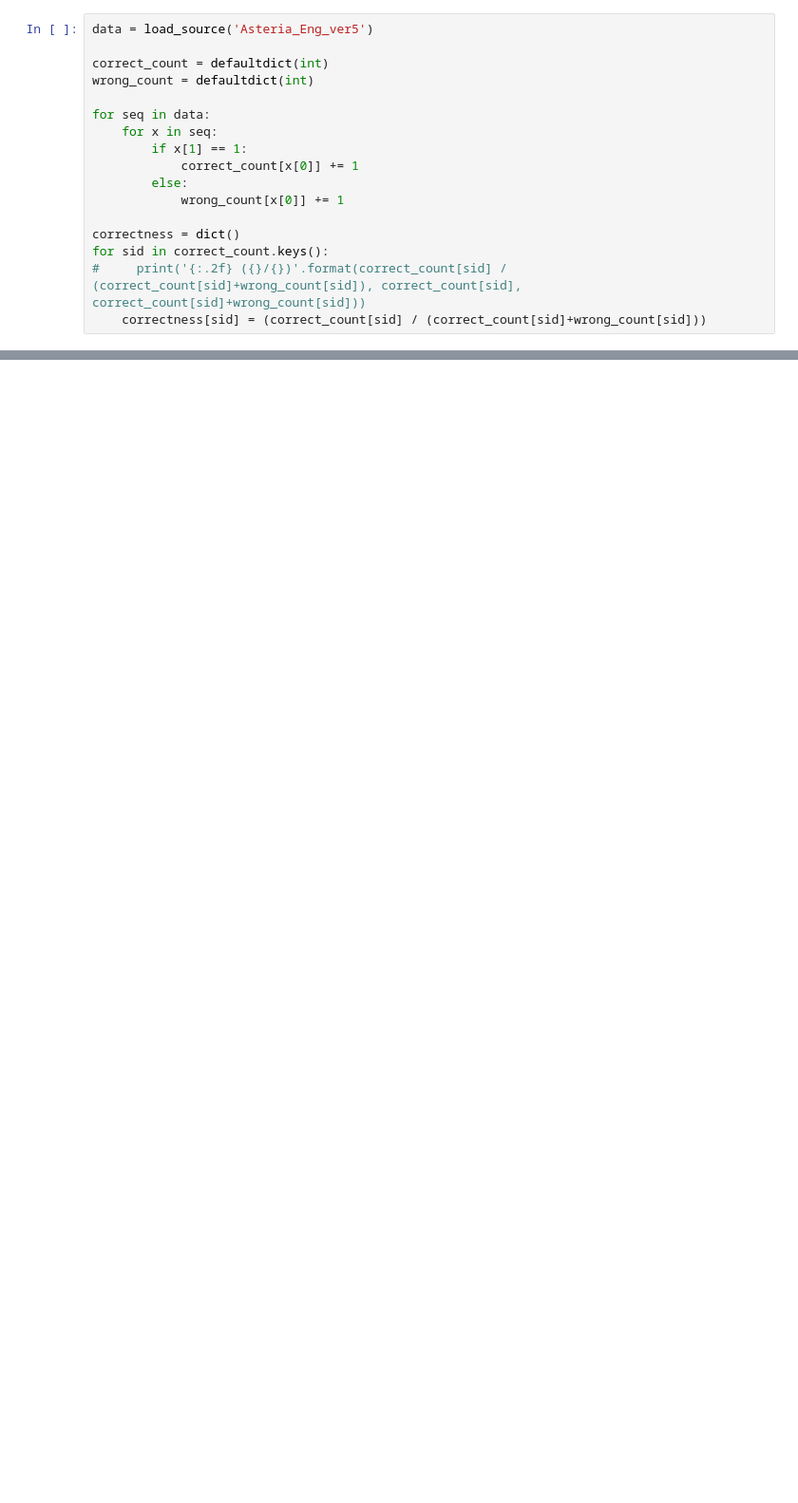
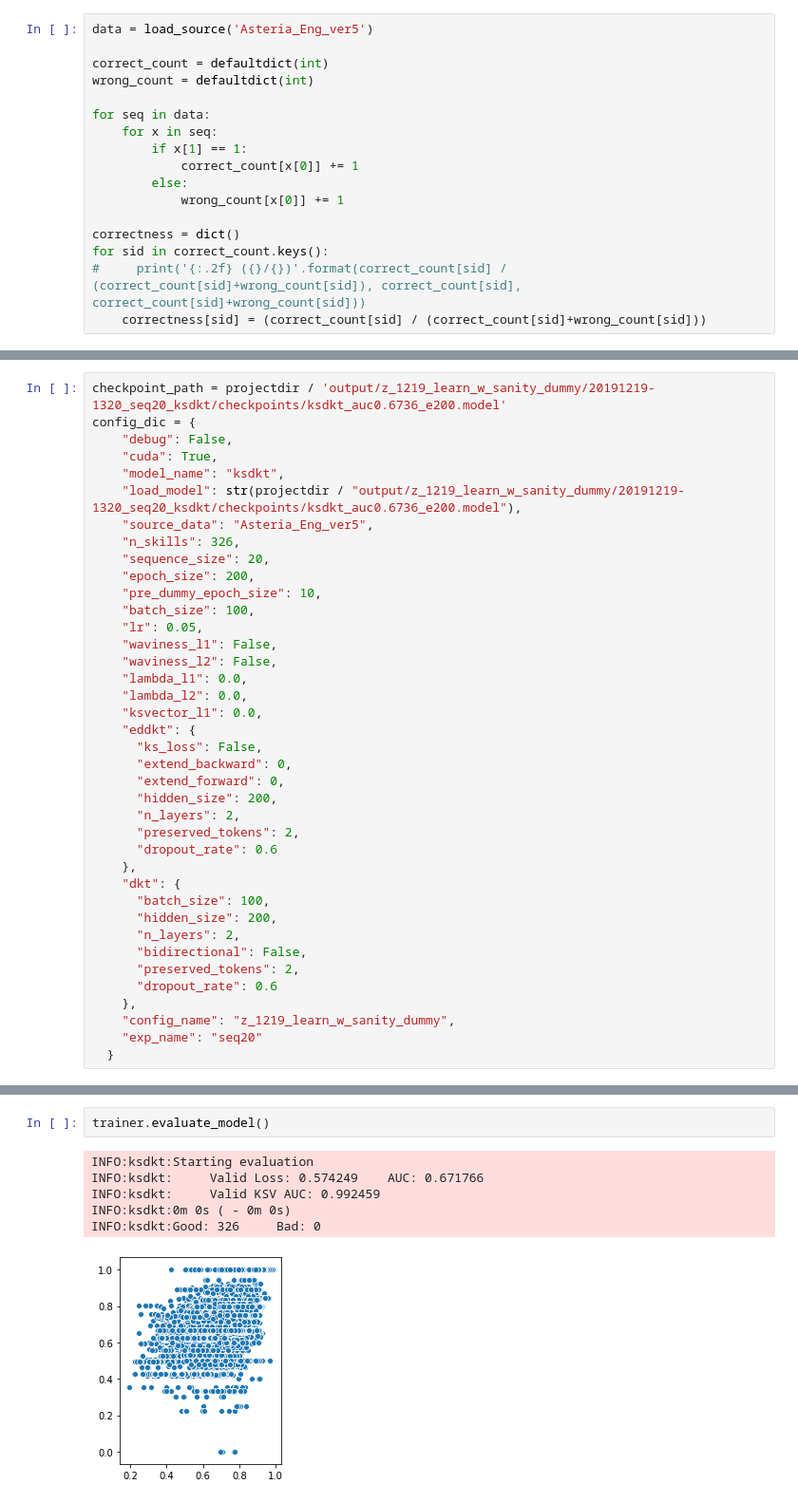
Before and after one commit to qqpann/KnowledgeTracing, a Jupyter notebook: notebook/Analyze_skill_correct_percent.ipynb, the cells around one changed output, grey strips where cells are left out. Shown at 95% size. Drawn from its saved outputs; the diff is of its cells as text; blank space fills up the shorter version.

```diff
--- a/notebook/Analyze_skill_correct_percent.ipynb
+++ b/notebook/Analyze_skill_correct_percent.ipynb
@@ -252,0 +273,39 @@ for sid in correct_count.keys():
+# %%
+checkpoint_path = projectdir / 'output/z_1219_learn_w_sanity_dummy/20191219-1320_seq20_ksdkt/checkpoints/ksdkt_auc0.6736_e200.model'
+config_dic = {
+    "debug": False,
+    "cuda": True,
+    "model_name": "ksdkt",
+    "load_model": str(projectdir / "output/z_1219_learn_w_sanity_dummy/20191219-1320_seq20_ksdkt/checkpoints/ksdkt_auc0.6736_e200.model"),
+    "source_data": "Asteria_Eng_ver5",
+    "n_skills": 326,
+    "sequence_size": 20,
+    "epoch_size": 200,
+    "pre_dummy_epoch_size": 10,
+    "batch_size": 100,
+    "lr": 0.05,
+    "waviness_l1": False,
+    "waviness_l2": False,
+    "lambda_l1": 0.0,
+    "lambda_l2": 0.0,
+    "ksvector_l1": 0.0,
+    "eddkt": {
+      "ks_loss": False,
+      "extend_backward": 0,
+      "extend_forward": 0,
+      "hidden_size": 200,
+      "n_layers": 2,
+      "preserved_tokens": 2,
+      "dropout_rate": 0.6
+    },
+    "dkt": {
+      "batch_size": 100,
+      "hidden_size": 200,
+      "n_layers": 2,
+      "bidirectional": False,
+      "preserved_tokens": 2,
+      "dropout_rate": 0.6
+    },
+    "config_name": "z_1219_learn_w_sanity_dummy",
+    "exp_name": "seq20"
+  }
@@ -252,0 +322,9 @@ for sid in correct_count.keys():
+# %%
+trainer.evaluate_model()
+# %% [output]
+INFO:ksdkt:Starting evaluation
+INFO:ksdkt:     Valid Loss: 0.574249    AUC: 0.671766
+INFO:ksdkt:     Valid KSV AUC: 0.992459
+INFO:ksdkt:0m 0s ( - 0m 0s)
+INFO:ksdkt:Good: 326     Bad: 0
+[figure, added]
```
Also changed, not shown: parts of 21 cells of this notebook.
